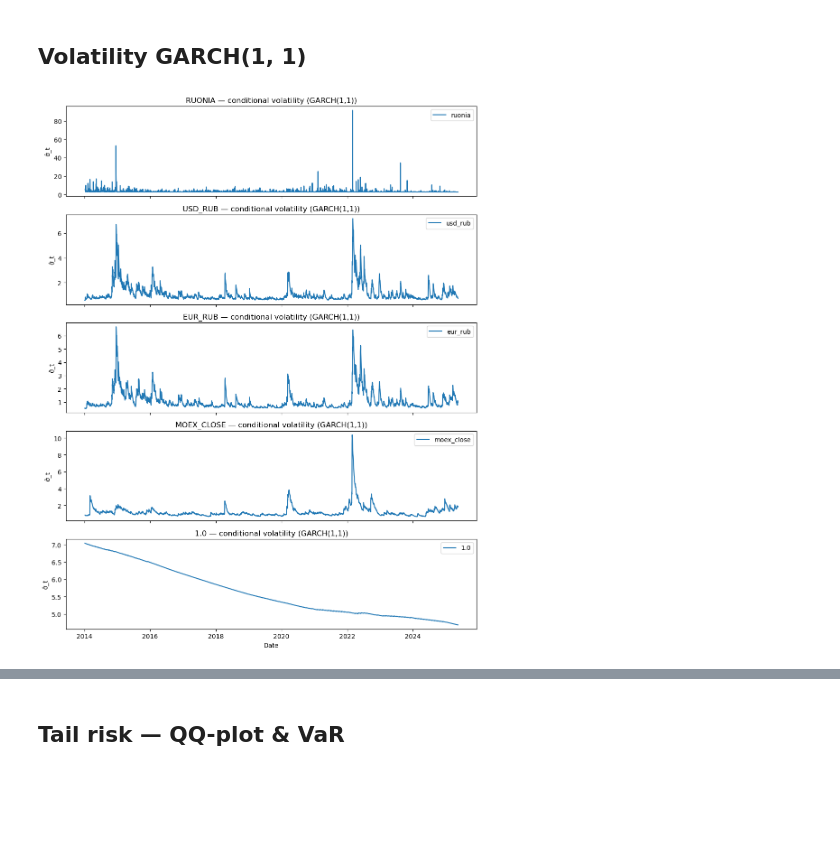
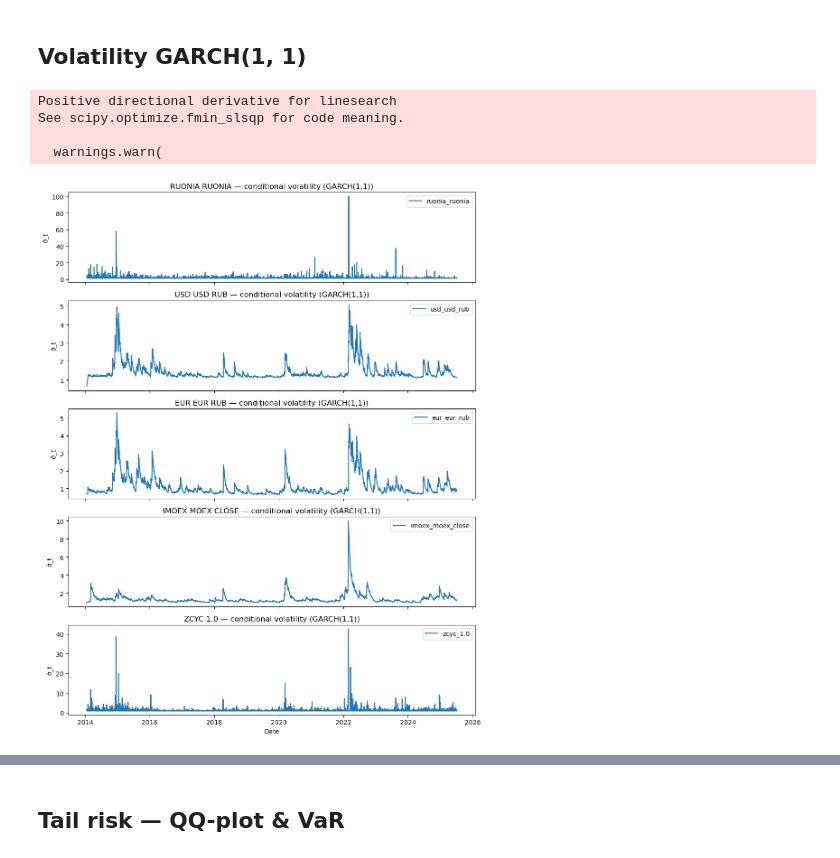
Before and after one commit to dmlast/ruonia-forecast, a Jupyter notebook: notebooks/00_eda.ipynb, the cells around one changed output, grey strips where cells are left out. Cells and saved outputs as stored; diff of their text form; code cells hidden in the pictures; blank space fills up the shorter version.

```diff
--- a/notebooks/00_eda.ipynb
+++ b/notebooks/00_eda.ipynb
@@ -237,25 +400,54 @@ plt.tight_layout()
 # %% [markdown]
 ## Volatility GARCH(1, 1)
 # %%
-vars_for_garch = ['ruonia', 'usd_rub', 'eur_rub', 'moex_close', '1.0']
+from arch import arch_model
 
-fig, axes = plt.subplots(len(vars_for_garch), 1, figsize=(10, 2.5 * len(vars_for_garch)), sharex=True)
+vars_for_garch = [
+    "ruonia_ruonia",
+    "usd_usd_rub",
+    "eur_eur_rub",
+    "imoex_moex_close",
+    "zcyc_1.0",
+]
+
+df_garch = (
+    df_all
+      .assign(KEY_DATE=pd.to_datetime(df_all.KEY_DATE))
+      .set_index("KEY_DATE")
+      .sort_index()
+)
+
+fig, axes = plt.subplots(
+    nrows=len(vars_for_garch),
+    ncols=1,
+    figsize=(10, 2.5 * len(vars_for_garch)),
+    sharex=True
+)
 
 for ax, var in zip(axes, vars_for_garch):
+    ret = df_garch[var].pct_change().dropna() * 100
 
-    ret = df_all[var].pct_change().dropna() * 100
+    am = arch_model(ret, p=1, q=1, dist="t")
+    res = am.fit(disp="off")
 
-    am = arch_model(ret, p=1, q=1, dist='t')
-    res = am.fit(disp='off')
-
-    ax.plot(res.conditional_volatility, label=f"{var}", color='C0')
+    ax.plot(
+        res.conditional_volatility,
+        label=var,
+        color="C0"
+    )
     ax.set_ylabel("σ̂_t")
-    ax.set_title(f"{var.upper()} — conditional volatility (GARCH(1,1))")
-    ax.legend(loc='upper right')
+    ax.set_title(
+        f"{var.replace('_', ' ').upper()} — conditional volatility (GARCH(1,1))"
+    )
+    ax.legend(loc="upper right")
 
 axes[-1].set_xlabel("Date")
 plt.tight_layout()
 plt.show()
 # %% [output]
+Positive directional derivative for linesearch
+See scipy.optimize.fmin_slsqp for code meaning.
+
+  warnings.warn(
-[figure, old version]
+[figure, new version]
 # %% [markdown]
```
Also changed, not shown: parts of 15 cells of this notebook, 18 other files.
